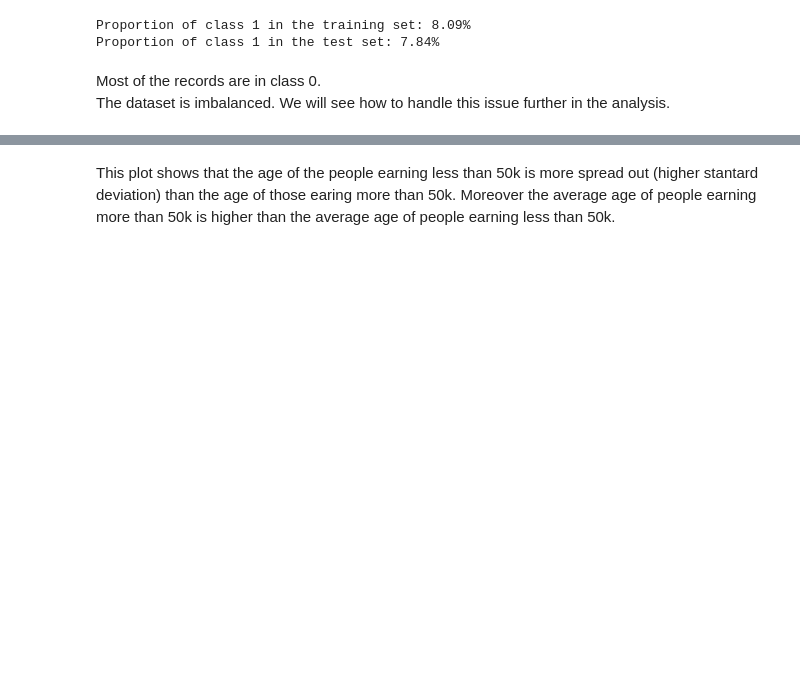
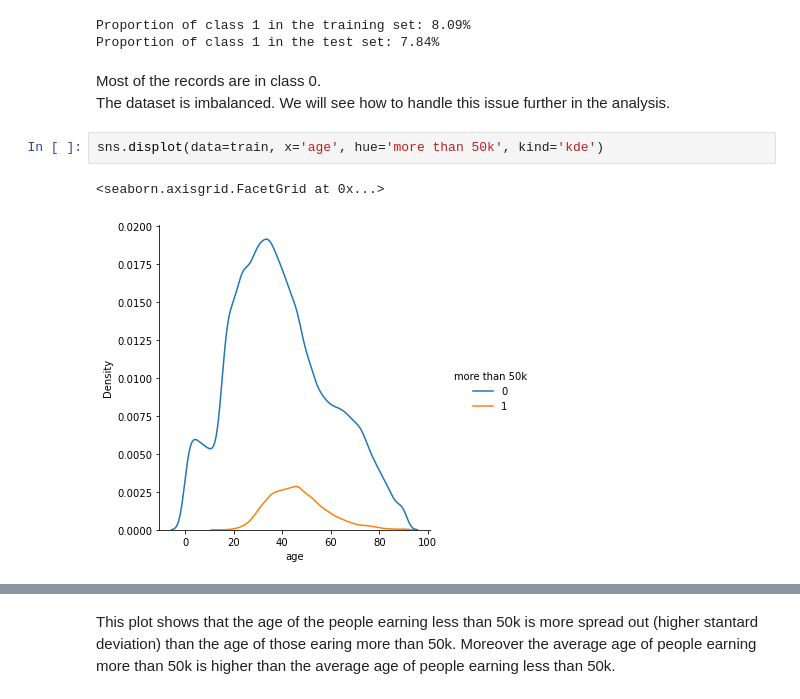
Before and after one commit to Nicolas-Nguyen/dataiku-technical-evaluation, a Jupyter notebook: Dataiku_Technical_Evaluation_Nicolas_NGUYEN-KHOA-MAN.ipynb, the cells around one changed output, grey strips where cells are left out. Cells and saved outputs as stored; diff of their text form; blank space fills up the shorter version.

```diff
--- a/Dataiku_Technical_Evaluation_Nicolas_NGUYEN-KHOA-MAN.ipynb
+++ b/Dataiku_Technical_Evaluation_Nicolas_NGUYEN-KHOA-MAN.ipynb
@@ -264,6 +264,11 @@ Proportion of class 1 in the test set: 7.84%
 # %% [markdown]
 Most of the records are in class 0.
 <br>The dataset is imbalanced. We will see how to handle this issue further in the analysis.
+# %%
+sns.displot(data=train, x='age', hue='more than 50k', kind='kde')
+# %% [output]
+<seaborn.axisgrid.FacetGrid at 0x...>
+[figure, added]
 # %%
 #Plotting the age distribution by class
 
```
Also changed, not shown: parts of 2 cells of this notebook, 1 other file.
